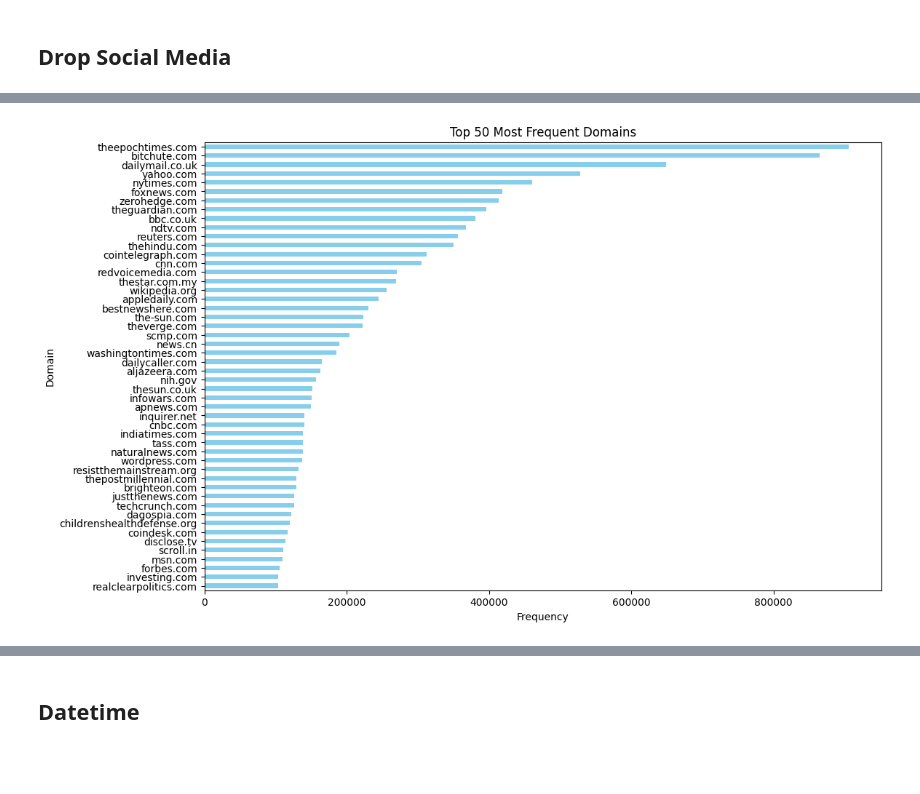
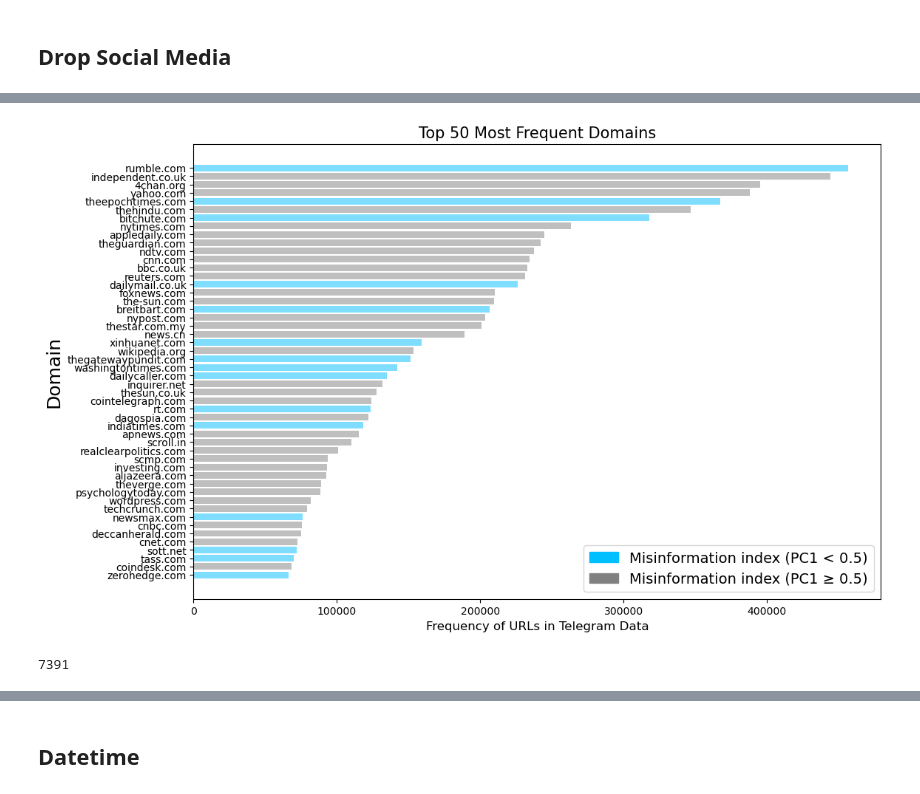
Before and after one commit to Raphaaella/MA_Thesis, a Jupyter notebook: 01_code/merge_URL_domain.ipynb, the cells around one changed output, grey strips where cells are left out. Drawn from its saved outputs; the diff is of its cells as text; code cells hidden in the pictures; blank space fills up the shorter version.

```diff
--- a/01_code/merge_URL_domain.ipynb
+++ b/01_code/merge_URL_domain.ipynb
@@ -193,16 +231,17 @@ print(ift_tt_urls.sample(5))
 ## Drop Social Media
 # %%
 social_media_domains = [
-    'facebook.com', 'instagram.com', 'linkedin.com',
-    'tiktok.com', 'snapchat.com',
+    'facebook.com',
+    #'instagram.com', 'linkedin.com',
+    #'tiktok.com', 'snapchat.com',
     'youtube.com', 'youtu.be',
-    'twitter.com', 't.co', 't.me',
-    'reddit.com', 'redd.it',
-    'google.com', 'feedproxy.google.com', 'goo.gl',
-    'bit.ly',
-    # 'bit.ly', 'tinyurl.com', 'ow.ly', 'buff.ly', 'shorte.st', 'is.gd'
-    'amzn.to', 'rumble.com', 'boards.4chan.org', '4chan.org',
-    'telegra.ph', 'ift.tt' # ift.tt link compression
+    #'twitter.com', 't.co', 't.me',
+    #'reddit.com', 'redd.it',
+    'google.com', 'feedproxy.google.com', 'goo.gl'
+    # 'amzn.to', 'rumble.com' rumble could be scraped kinda efficient
+    # 'bit.ly', 'tinyurl.com', 'ow.ly', 'buff.ly', 'shorte.st', 'is.gd', ift.tt link compression
+    # 'boards.4chan.org', '4chan.org' blog posting "social media" platform but not very known and active
+    # 'telegra.ph' anonymous blog and article
 ]
 
 # Function to check if a URL is from a social media site
@@ -243,14 +282,47 @@ Number of URLs filtered out: 10623321
-# %%
-# Get the top 50 most frequent domains
-top_domains = urls_filtered['domain'].value_counts().head(50)
-
-# Plot the histogram
-plt.figure(figsize=(12, 8))
-top_domains.plot(kind='barh', color='skyblue')
-plt.title('Top 50 Most Frequent Domains')
-plt.xlabel('Frequency')
-plt.ylabel('Domain')
-plt.gca().invert_yaxis()  # Invert y-axis for better visualization
-plt.show()
-# %% [output]
-[figure, removed]
+# %%
+import matplotlib.patches as mpatches
+import matplotlib.pyplot as plt
+
+# Get the top 50 most frequent domains
+top_domains_counts = urls_filtered['domain'].value_counts().head(50)
+
+# Compute mean 'pc1' for each domain in the top 50
+top_domains = (
+    urls_filtered[urls_filtered['domain'].isin(top_domains_counts.index)]
+    .groupby('domain')['pc1']
+    .mean()
+    .reindex(top_domains_counts.index)  # Ensure the order matches top_domains_counts
+)
+
+# Assign colors based on the 'pc1' column
+colors = ['deepskyblue' if pc1_value < 0.5 else 'grey' for pc1_value in top_domains]
+
+# Plot manually with adjusted font sizes
+plt.figure(figsize=(12, 8))
+bars = plt.barh(top_domains_counts.index, top_domains_counts.values, color=colors, alpha=0.5)
+
+# Increase font sizes
+plt.title('Top 50 Most Frequent Domains', fontsize=15)
+plt.xlabel('Frequency of URLs in Telegram Data', fontsize=12)
+plt.ylabel('Domain', fontsize=18)
+plt.xticks() #fontsize=14
+plt.yticks() #fontsize=14
+
+# Invert y-axis so the most frequent domain is on top
+plt.gca().invert_yaxis()
+
+# Add legend with larger font size
+blue_patch = mpatches.Patch(color='deepskyblue', label='Misinformation index (PC1 < 0.5)')
+grey_patch = mpatches.Patch(color='grey', label='Misinformation index (PC1 ≥ 0.5)')
+plt.legend(handles=[blue_patch, grey_patch], loc='lower right', fontsize=14)
+
+# Save and show the plot
+plt.savefig('../03_plots/most_frequent_domains.png')
+plt.show()
+# %% [output]
+[figure, added]
+# %%
+domains = urls_filtered['domain'].unique()
+len(domains)
+# %% [output]
+7391
```
Also changed, not shown: parts of 20 cells of this notebook, 47 other files.
